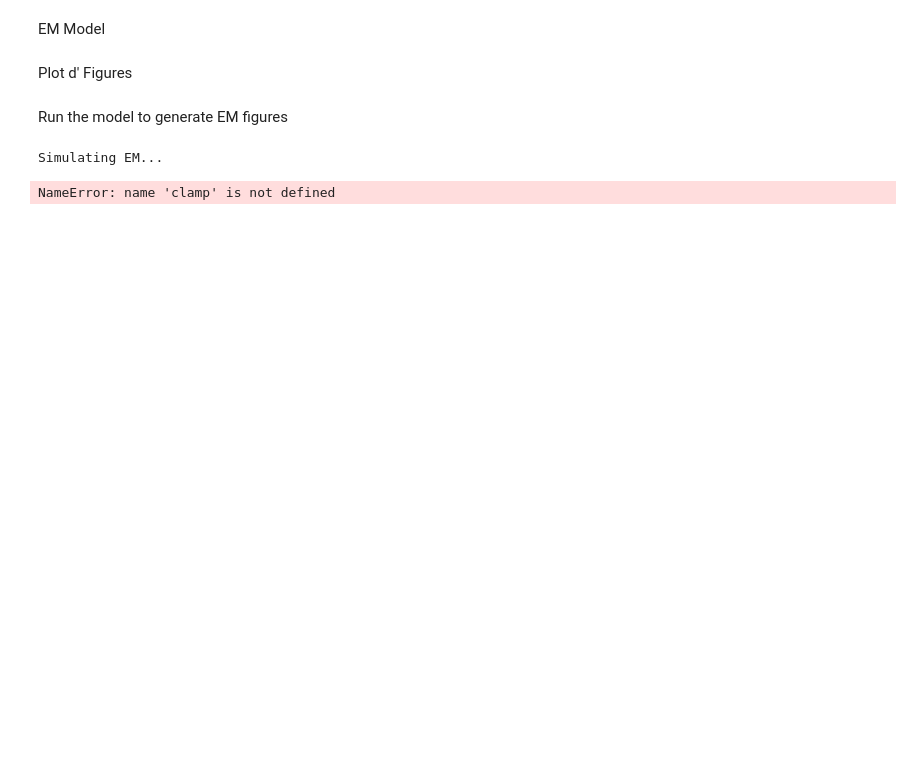
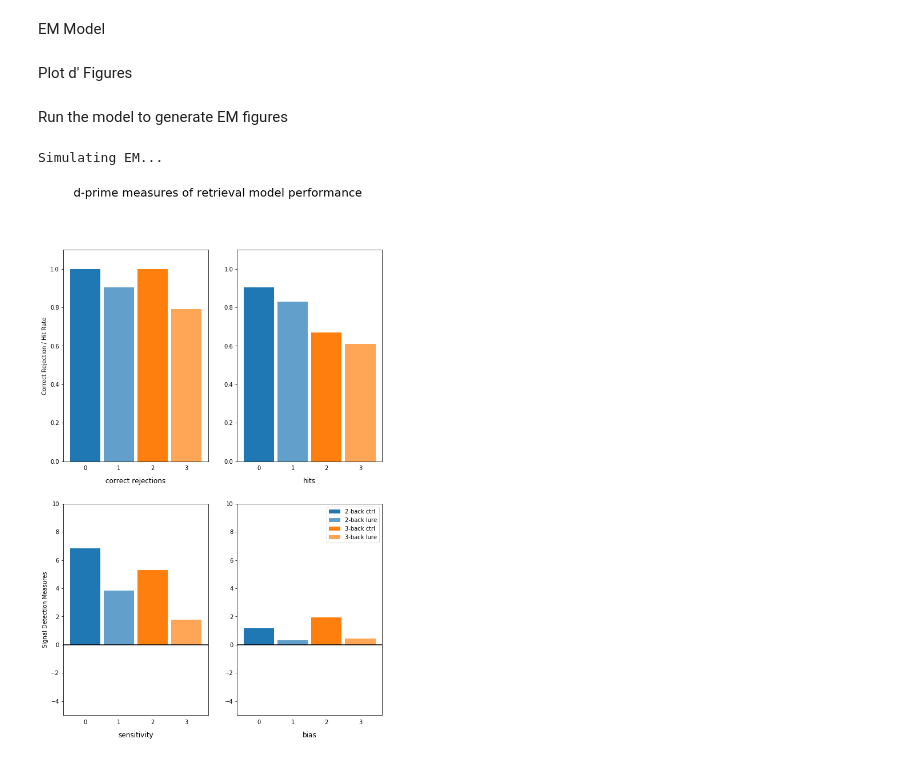
Before and after one commit to MaiaHamin/em-wm-simulation, a Jupyter notebook: figure_notebooks/simulate-wm-and-em.ipynb, the cells around one changed output. Cells and saved outputs as stored; diff of their text form; code cells hidden in the pictures; blank space fills up the shorter version.

```diff
--- a/figure_notebooks/simulate-wm-and-em.ipynb
+++ b/figure_notebooks/simulate-wm-and-em.ipynb
@@ -451,10 +465,9 @@ EM Model
 def cos_sim(a, b):
     return cosine_similarity(a.reshape(1, -1), b.reshape(1, -1))
 
-# Simulate the sequence retrieved from EM based on the sequence types from Kane et. al.
-# (control/lure target/foil), returning a sequence made up of the stimuli in memory & a code indicating seque
-def sample_nback_retrieval_set_for_trial_sequence(stimset, cdrift, setsize,
-                                          pr_match, pr_stim_lure, pr_context_lure):
+# Simulate the sequence retrieved from EM based on the sequence types from Kane et. al. (control/lure target/foil),
+# returning a sequence made up of the stimuli in memory & a code indicating sequence type
+def sample_nback_retrieval_set_for_trial_sequence(stimset, cdrift, setsize):
     n_traces = 10
     trace_seq = [None] * n_traces
     ntokens,sdim = stimset.shape
@@ -471,7 +484,7 @@ def sample_nback_retrieval_set_for_trial_sequence(stimset, cdrift, setsize,
     ttype_code = -1  # code for the trial type that will be returned - 0 if a control, and 1 if a lure
 
     # control target
-    if ttype_rand_n < pr_match:
+    if ttype_rand_n < 0.25:
         # One trace in the n-back position with a matching stimulus
         trace_seq[setsize] = nback_both_match(stimset, cdrift, stim_t_idx, context_t_idx, setsize, ntokens)
         # All other traces in the sequence are from non-nback positions and have non-matching stimuli
@@ -482,7 +495,7 @@ def sample_nback_retrieval_set_for_trial_sequence(stimset, cdrift, setsize,
         ttype_code = 0
 
     # control foil
-    elif ttype_rand_n < (pr_match + pr_context_lure):
+    elif ttype_rand_n < 0.5:
         # One trace in the n-back position with a non-matching stimulus
         trace_seq[setsize] = nback_ctxt_lure(stimset, cdrift, stim_t_idx, context_t_idx, setsize, ntokens)
         # All other traces in the sequence have non-matching stimuli
@@ -493,7 +506,7 @@ def sample_nback_retrieval_set_for_trial_sequence(stimset, cdrift, setsize,
         ttype_code = 0
 
     # lure target
-    elif ttype_rand_n < (pr_match + pr_context_lure + pr_stim_lure):
+    elif ttype_rand_n < 0.75:
         # One trace in the n-back position with a matching stimulus
         trace_seq[setsize] = nback_both_match(stimset, cdrift, stim_t_idx, context_t_idx, setsize, ntokens)
         # One trace in the non n-back position has a non-matching stimulus
@@ -573,6 +586,8 @@ def paper_dprime(hrate, farate):
     c = 0.5 * np.log((1 - hrate) * (1 - farate) / (hrate * farate))
     return dl, c
 
+def clamp(n, minn, maxn):
+    return max(min(maxn, n), minn)
 
 # calculate d' measures for a set of accuracy scores and plot the result
 def calculate_and_plot_dprime(evsc, ttype, dprime_figure_path):
@@ -642,18 +657,14 @@ def calculate_and_plot_dprime(evsc, ttype, dprime_figure_path):
             ax.set_ylabel("Signal Detection Measures")
         if i == 3:
             ax.legend()
-
-    # plt.savefig(dprime_figure_path)
-    # plt.close('all')
+    if not load_pretrained_WM:
+        plt.savefig(dprime_figure_path)
+        plt.close('all')
 
 # generate accuracy scores for sequences in EM and use the scores to plot d'
-def simulate_em_and_plot_dprimes(net, ctxt_fn, stim_fn, neps_per_task, pr_match, pr_slure, pr_clure, n_context_steps, stim_priority_weight, hrate, sim_thresh, figure_path=""):
+def simulate_em_and_plot_dprimes(net, ctxt_fn, stim_fn, neps_per_task, n_context_steps, stim_priority_weight, hrate, sim_thresh, figure_path=""):
     ssizeL = [2, 3]
-    sample_fn = lambda match, slure, clure: lambda S, C, N: sample_nback_retrieval_set_for_trial_sequence(S, C, N,
-                                                                                    pr_match=match,
-                                                                                    pr_stim_lure=slure,
-                                                                                    pr_context_lure=clure
-                                                                                    )
+    sample_fn = lambda match, slure, clure: lambda S, C, N: sample_nback_retrieval_set_for_trial_sequence(S, C, N)
     taskintL = [0, 1]
     taskL = [
         [taskintL[0], sample_fn(pr_match, pr_slure, pr_clure), ssizeL[0]],
@@ -671,20 +682,20 @@ Run the model to generate EM figures
 # %%
 # priority weighting of stimulus similarity (vs context similarity) in EM retrieval
 stim_retrieval_weight = 0.4
 # hazard rate - likelihood of terminating memory search at each step
 h_rate = 0.6
 # similarity threshold cutoff - min cosine similarity before search is terminated deterministically
 similarity_threshold = 0.5
 
 if task == "nback":
   print("Simulating EM...")
-  simulate_em_and_plot_dprimes(model, ctxt_fn, stim_fn,
-                               neps_per_task=1000, pr_match=pr_match,
-                                pr_slure=pr_slure, pr_clure=pr_clure, n_context_steps=n_ctxt_steps,
+  simulate_em_and_plot_dprimes(ffwm, ctxt_fn, stim_fn,
+                               neps_per_task=1000,
+                               n_context_steps=n_ctxt_steps,
                                stim_priority_weight=stim_retrieval_weight,
                                hrate = h_rate,
                                sim_thresh = similarity_threshold,
-                              figure_path="")
+                              figure_path=figure_path)
 # %% [output]
 Simulating EM...
-NameError: name 'clamp' is not defined
+[figure, added]
```
Also changed, not shown: parts of 4 cells of this notebook, 8 other files.
